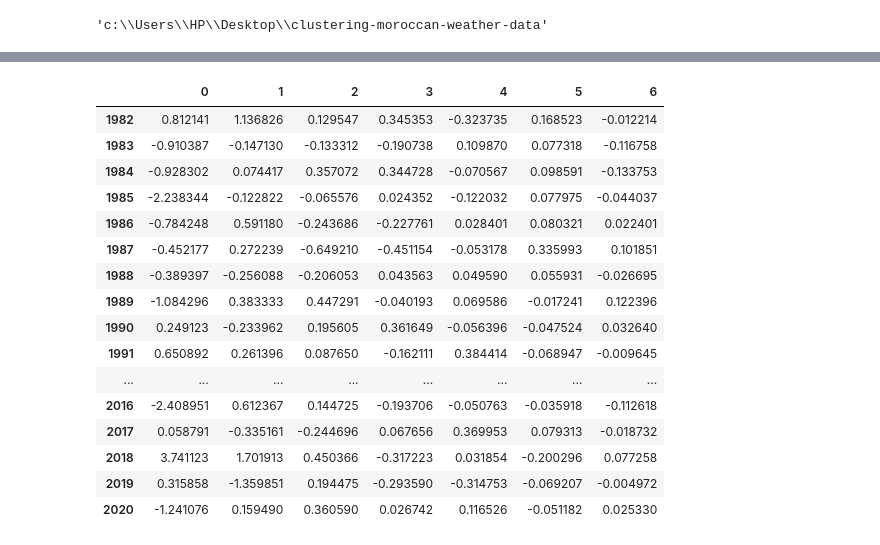
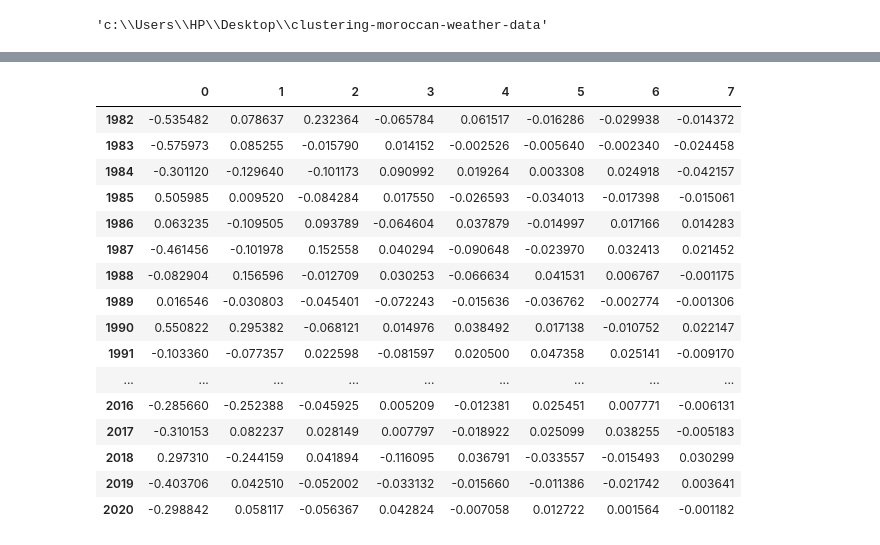
Before and after one commit to Badr-MOUFAD/clustering-moroccan-weather, a Jupyter notebook: notebooks_clustering/multivariate_PCA_before_time_pipeline.ipynb, the cells around one changed output, grey strips where cells are left out. Saved outputs shown, nothing was run; the diff lists cells and outputs as text; code cells hidden in the pictures.

```diff
--- a/notebooks_clustering/multivariate_PCA_before_time_pipeline.ipynb
+++ b/notebooks_clustering/multivariate_PCA_before_time_pipeline.ipynb
@@ -21,12 +21,12 @@ pio.templates.default = "plotly_white"
 # %%
 # load data
 # weather variables to use
-selected_cols = ["cumulative_GDD", "cumulative_PREC", "cumulative_RH2M", "cumulative_WS2M"]
+selected_cols = ["cumulative_GDD", "cumulative_PRECTOT", "cumulative_RH2M", "cumulative_WS2M"]
 
 dict_data = {}
 
 for col in selected_cols:
-  pathname = f"processed_data/{col}.csv"
+  pathname = f"data_beni_mellal/{col}.csv"
 
   dict_data[col] = pd.read_csv(pathname, index_col=0)
 # %%
@@ -94,24 +94,24 @@ for col, n in zip(selected_cols, arr_nb_PC):
   # transform data
   dict_transformed_data[col] = pd.DataFrame(pca.transform(dict_standarized_data[col]), index=dict_standarized_data[col].index)
 # %%
-dict_transformed_data["cumulative_PREC"]
+dict_transformed_data["cumulative_WS2M"]
 # %% [output]
-|  | 0 | 1 | 2 | 3 | 4 | 5 | 6 |
-| 1982 | 0.812141 | 1.136826 | 0.129547 | 0.345353 | -0.323735 | 0.168523 | -0.012214 |
-| 1983 | -0.910387 | -0.147130 | -0.133312 | -0.190738 | 0.109870 | 0.077318 | -0.116758 |
-| 1984 | -0.928302 | 0.074417 | 0.357072 | 0.344728 | -0.070567 | 0.098591 | -0.133753 |
-| 1985 | -2.238344 | -0.122822 | -0.065576 | 0.024352 | -0.122032 | 0.077975 | -0.044037 |
-| 1986 | -0.784248 | 0.591180 | -0.243686 | -0.227761 | 0.028401 | 0.080321 | 0.022401 |
-| 1987 | -0.452177 | 0.272239 | -0.649210 | -0.451154 | -0.053178 | 0.335993 | 0.101851 |
-| 1988 | -0.389397 | -0.256088 | -0.206053 | 0.043563 | 0.049590 | 0.055931 | -0.026695 |
-| 1989 | -1.084296 | 0.383333 | 0.447291 | -0.040193 | 0.069586 | -0.017241 | 0.122396 |
-| 1990 | 0.249123 | -0.233962 | 0.195605 | 0.361649 | -0.056396 | -0.047524 | 0.032640 |
-| 1991 | 0.650892 | 0.261396 | 0.087650 | -0.162111 | 0.384414 | -0.068947 | -0.009645 |
-| ... | ... | ... | ... | ... | ... | ... | ... |
-| 2016 | -2.408951 | 0.612367 | 0.144725 | -0.193706 | -0.050763 | -0.035918 | -0.112618 |
-| 2017 | 0.058791 | -0.335161 | -0.244696 | 0.067656 | 0.369953 | 0.079313 | -0.018732 |
-| 2018 | 3.741123 | 1.701913 | 0.450366 | -0.317223 | 0.031854 | -0.200296 | 0.077258 |
-| 2019 | 0.315858 | -1.359851 | 0.194475 | -0.293590 | -0.314753 | -0.069207 | -0.004972 |
-| 2020 | -1.241076 | 0.159490 | 0.360590 | 0.026742 | 0.116526 | -0.051182 | 0.025330 |
+|  | 0 | 1 | 2 | 3 | 4 | 5 | 6 | 7 |
+| 1982 | -0.535482 | 0.078637 | 0.232364 | -0.065784 | 0.061517 | -0.016286 | -0.029938 | -0.014372 |
+| 1983 | -0.575973 | 0.085255 | -0.015790 | 0.014152 | -0.002526 | -0.005640 | -0.002340 | -0.024458 |
+| 1984 | -0.301120 | -0.129640 | -0.101173 | 0.090992 | 0.019264 | 0.003308 | 0.024918 | -0.042157 |
+| 1985 | 0.505985 | 0.009520 | -0.084284 | 0.017550 | -0.026593 | -0.034013 | -0.017398 | -0.015061 |
+| 1986 | 0.063235 | -0.109505 | 0.093789 | -0.064604 | 0.037879 | -0.014997 | 0.017166 | 0.014283 |
+| 1987 | -0.461456 | -0.101978 | 0.152558 | 0.040294 | -0.090648 | -0.023970 | 0.032413 | 0.021452 |
+| 1988 | -0.082904 | 0.156596 | -0.012709 | 0.030253 | -0.066634 | 0.041531 | 0.006767 | -0.001175 |
+| 1989 | 0.016546 | -0.030803 | -0.045401 | -0.072243 | -0.015636 | -0.036762 | -0.002774 | -0.001306 |
+| 1990 | 0.550822 | 0.295382 | -0.068121 | 0.014976 | 0.038492 | 0.017138 | -0.010752 | 0.022147 |
+| 1991 | -0.103360 | -0.077357 | 0.022598 | -0.081597 | 0.020500 | 0.047358 | 0.025141 | -0.009170 |
+| ... | ... | ... | ... | ... | ... | ... | ... | ... |
+| 2016 | -0.285660 | -0.252388 | -0.045925 | 0.005209 | -0.012381 | 0.025451 | 0.007771 | -0.006131 |
+| 2017 | -0.310153 | 0.082237 | 0.028149 | 0.007797 | -0.018922 | 0.025099 | 0.038255 | -0.005183 |
+| 2018 | 0.297310 | -0.244159 | 0.041894 | -0.116095 | 0.036791 | -0.033557 | -0.015493 | 0.030299 |
+| 2019 | -0.403706 | 0.042510 | -0.052002 | -0.033132 | -0.015660 | -0.011386 | -0.021742 | 0.003641 |
+| 2020 | -0.298842 | 0.058117 | -0.056367 | 0.042824 | -0.007058 | 0.012722 | 0.001564 | -0.001182 |
 # %%
 # join two data sets
```
Also changed, not shown: parts of 6 cells of this notebook, 1 other file.
